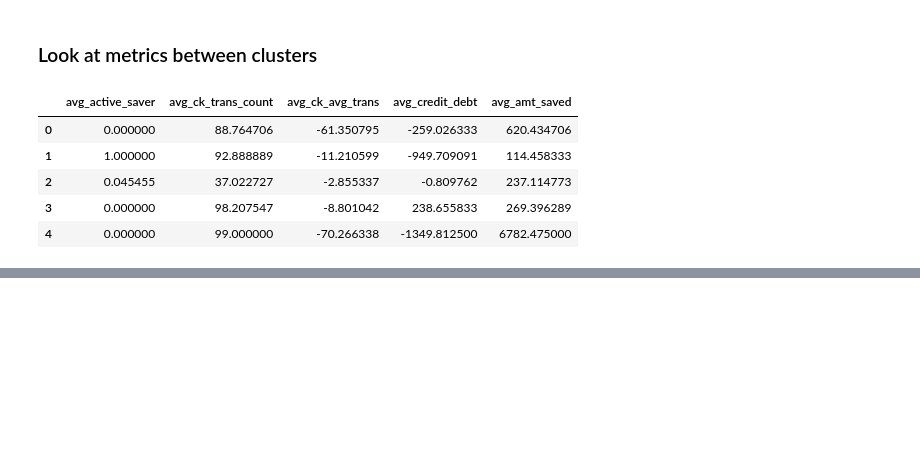
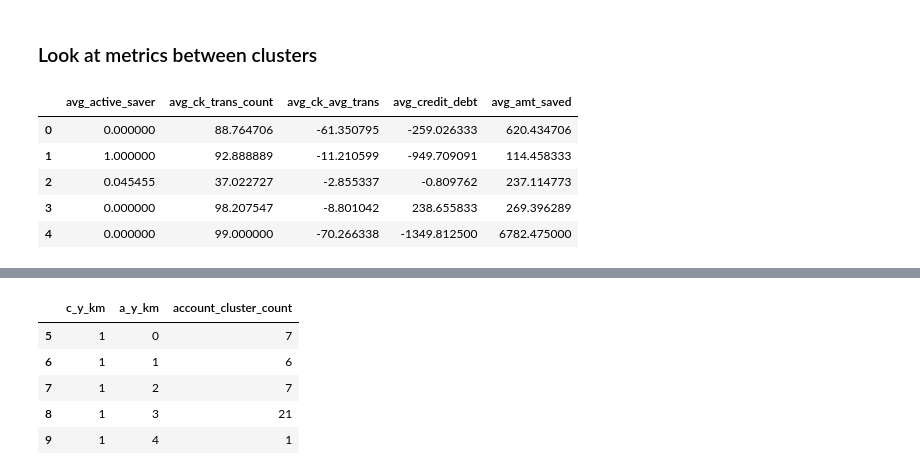
Before and after one commit to LilaKelland/data_bootcamp, a Jupyter notebook: w4/d2_miniproject/Mini-Project-III_fifth.ipynb, the cells around one changed output, grey strips where cells are left out. Cells and saved outputs as stored; diff of their text form; code cells hidden in the pictures; blank space fills up the shorter version.

```diff
--- a/w4/d2_miniproject/Mini-Project-III_fourth.ipynb
+++ b/w4/d2_miniproject/Mini-Project-III_fifth.ipynb
@@ -871,0 +922,9 @@ acc_cluster_compare
+# %%
+cust_clust1_subs.head()
+# %% [output]
+|  | c_y_km | a_y_km | account_cluster_count |
+| 5 | 1 | 0 | 7 |
+| 6 | 1 | 1 | 6 |
+| 7 | 1 | 2 | 7 |
+| 8 | 1 | 3 | 21 |
+| 9 | 1 | 4 | 1 |
```
Also changed, not shown: parts of 12 cells of this notebook, 3 other files.
